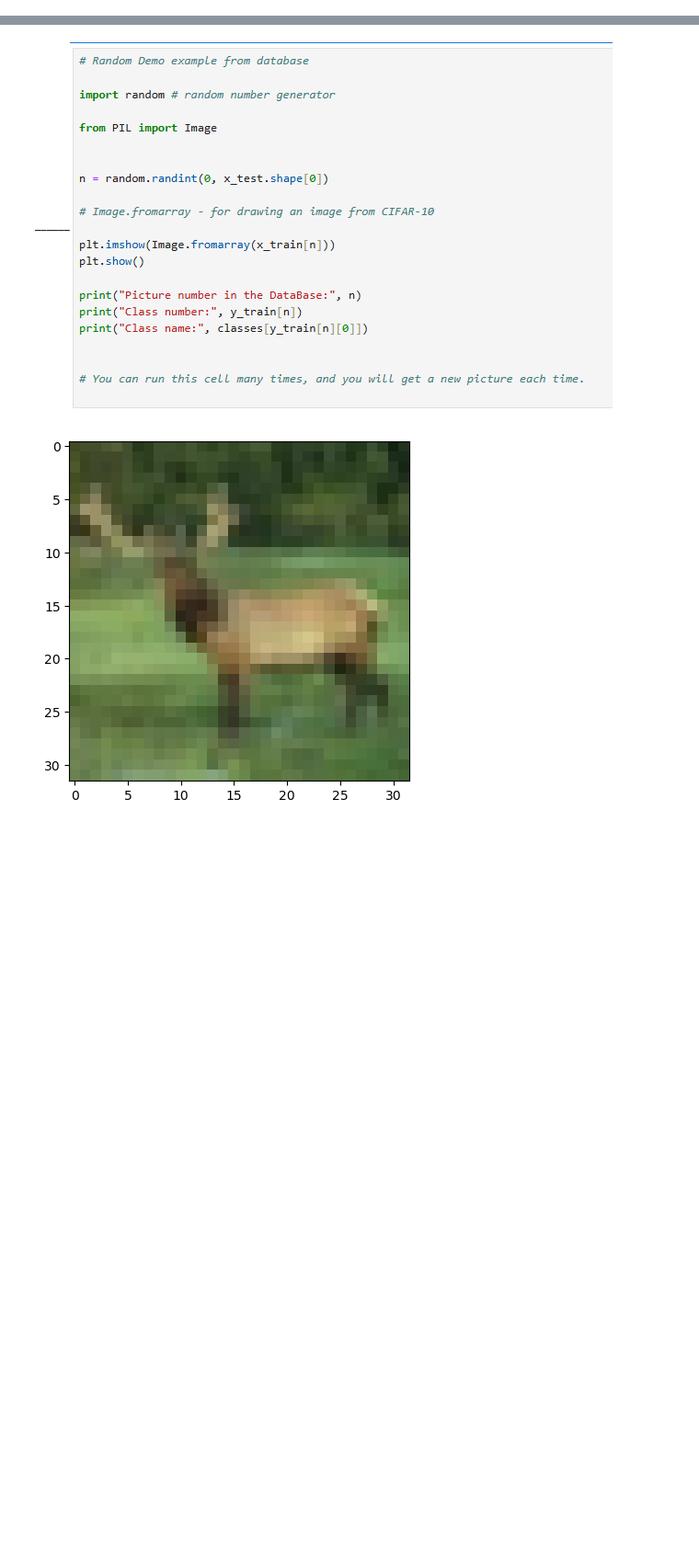
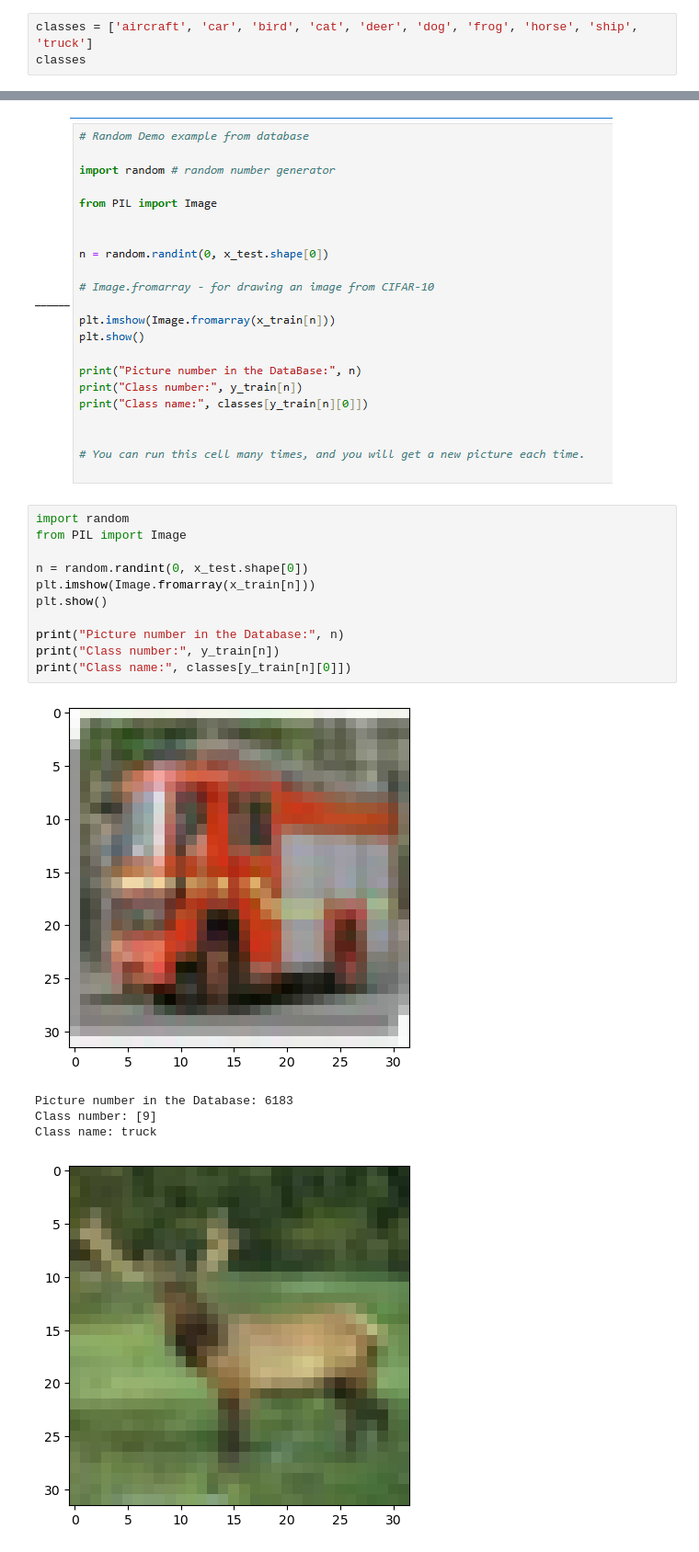
Before and after one commit to AazhmeerChhapra/Neural-networks-ARU, a Jupyter notebook: Week_5_Convolution_Neural_Network-st_2025-1.ipynb, the cells around one changed output, grey strips where cells are left out. Shown at 92% size. Drawn from its saved outputs; the diff is of its cells as text; blank space fills up the shorter version.

```diff
--- a/Week_5_Convolution_Neural_Network-st_2025-1.ipynb
+++ b/Week_5_Convolution_Neural_Network-st_2025-1.ipynb
@@ -67,3 +93,6 @@ ___________![image.png](attachment:1d78517c-8c50-4649-9c02-0703a9ebb799.png)
 [figure]
 # %% [markdown]
 ____________![image.png](attachment:ec501bd4-719c-4521-a042-5a3e92d1a2ce.png)
+# %%
+classes = ['aircraft', 'car', 'bird', 'cat', 'deer', 'dog', 'frog', 'horse', 'ship', 'truck']
+classes
@@ -81,6 +121,22 @@ ____________![image.png](attachment:ec501bd4-719c-4521-a042-5a3e92d1a2ce.png)
  'truck']
 # %% [markdown]
 ______![image.png](attachment:fa57c14c-c33a-463c-b864-33ca603c0602.png)
+# %%
+import random
+from PIL import Image
+
+n = random.randint(0, x_test.shape[0])
+plt.imshow(Image.fromarray(x_train[n]))
+plt.show()
+
+print("Picture number in the Database:", n)
+print("Class number:", y_train[n])
+print("Class name:", classes[y_train[n][0]])
+# %% [output]
+[figure, added]
+Picture number in the Database: 6183
+Class number: [9]
+Class name: truck
 # %%
 # %% [output]
 [figure]
```
Also changed, not shown: parts of 25 cells of this notebook, 5 other files.
